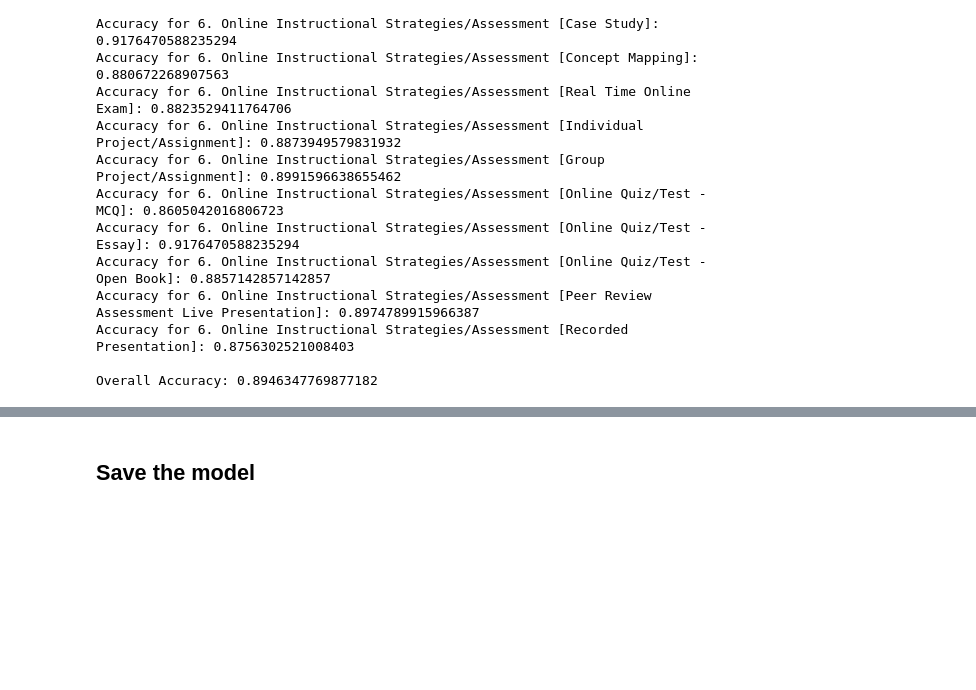
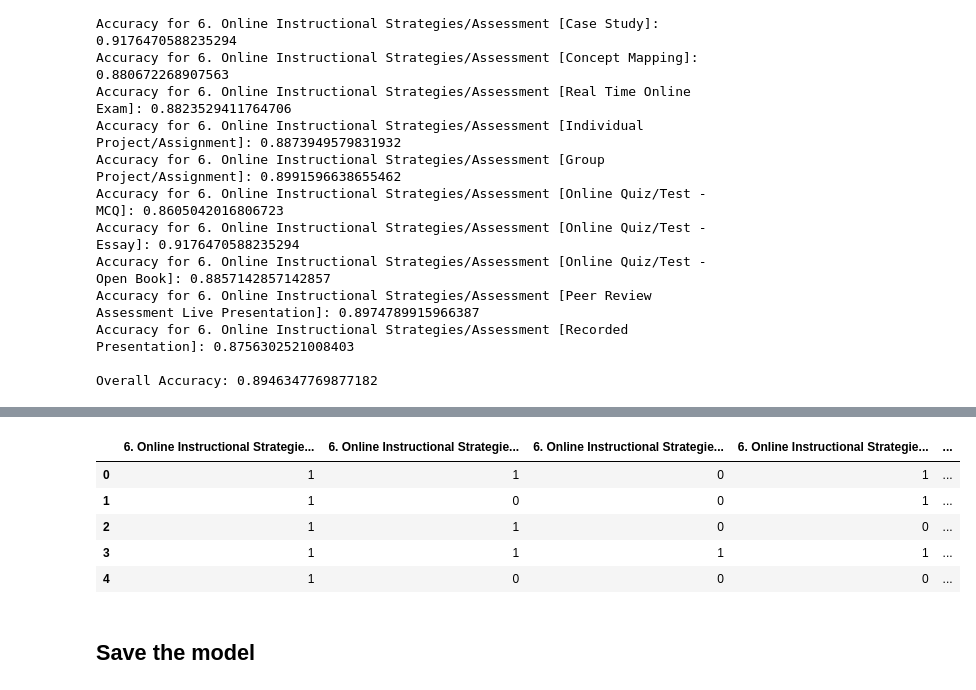
Before and after one commit to JasmineChong/online-assessment-classification, a Jupyter notebook: decision_tree.ipynb, the cells around one changed output, grey strips where cells are left out. Drawn from its saved outputs; the diff is of its cells as text; code cells hidden in the pictures; blank space fills up the shorter version.

```diff
--- a/decision_tree.ipynb
+++ b/decision_tree.ipynb
@@ -142,3 +157,12 @@ Overall Accuracy: 0.8946347769877182
+# %%
+y_pred.head()
+# %% [output]
+|  | 6. Online Instructional Strategie... | 6. Online Instructional Strategie... | 6. Online Instructional Strategie... | 6. Online Instructional Strategie... | ... |
+| 0 | 1 | 1 | 0 | 1 | ... |
+| 1 | 1 | 0 | 0 | 1 | ... |
+| 2 | 1 | 1 | 0 | 0 | ... |
+| 3 | 1 | 1 | 1 | 1 | ... |
+| 4 | 1 | 0 | 0 | 0 | ... |
 # %% [markdown]
 ## Save the model
 # %%
```
Also changed, not shown: parts of 3 cells of this notebook, 3 other files.
